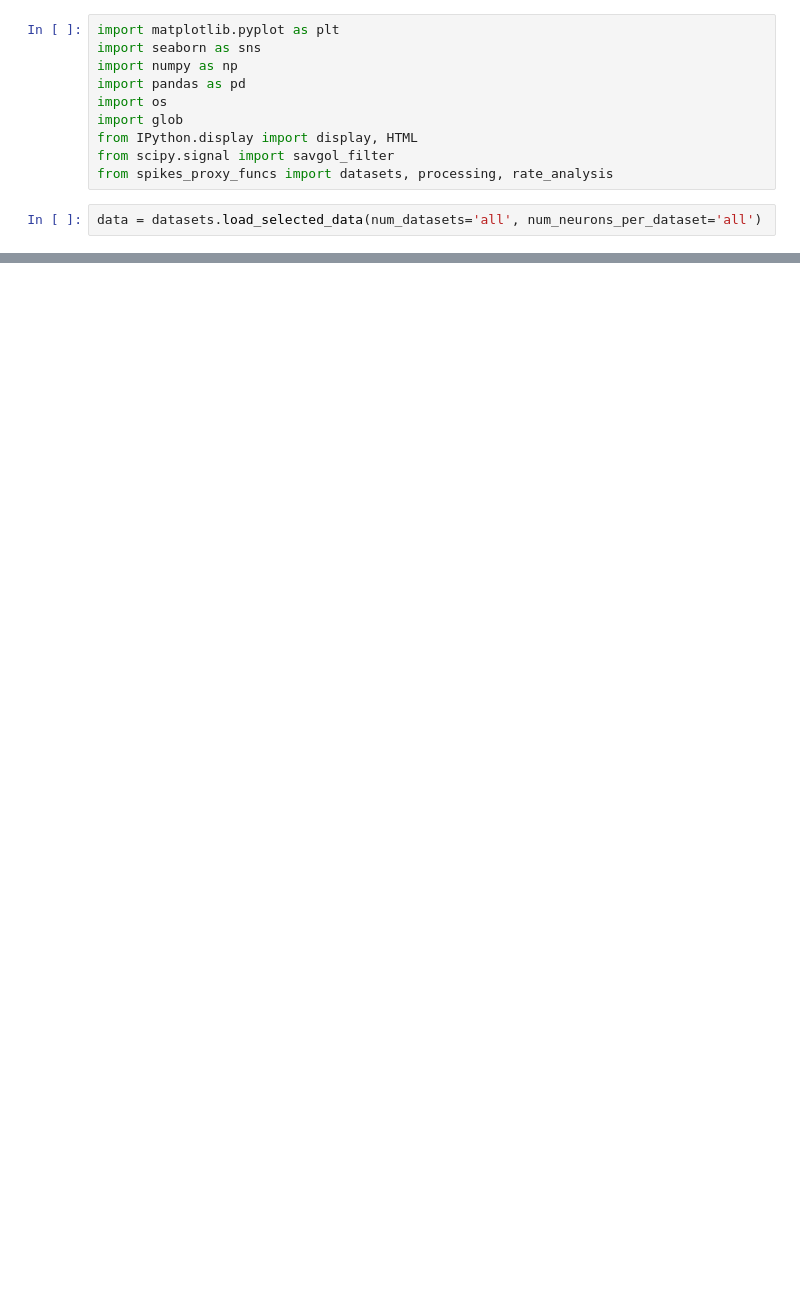
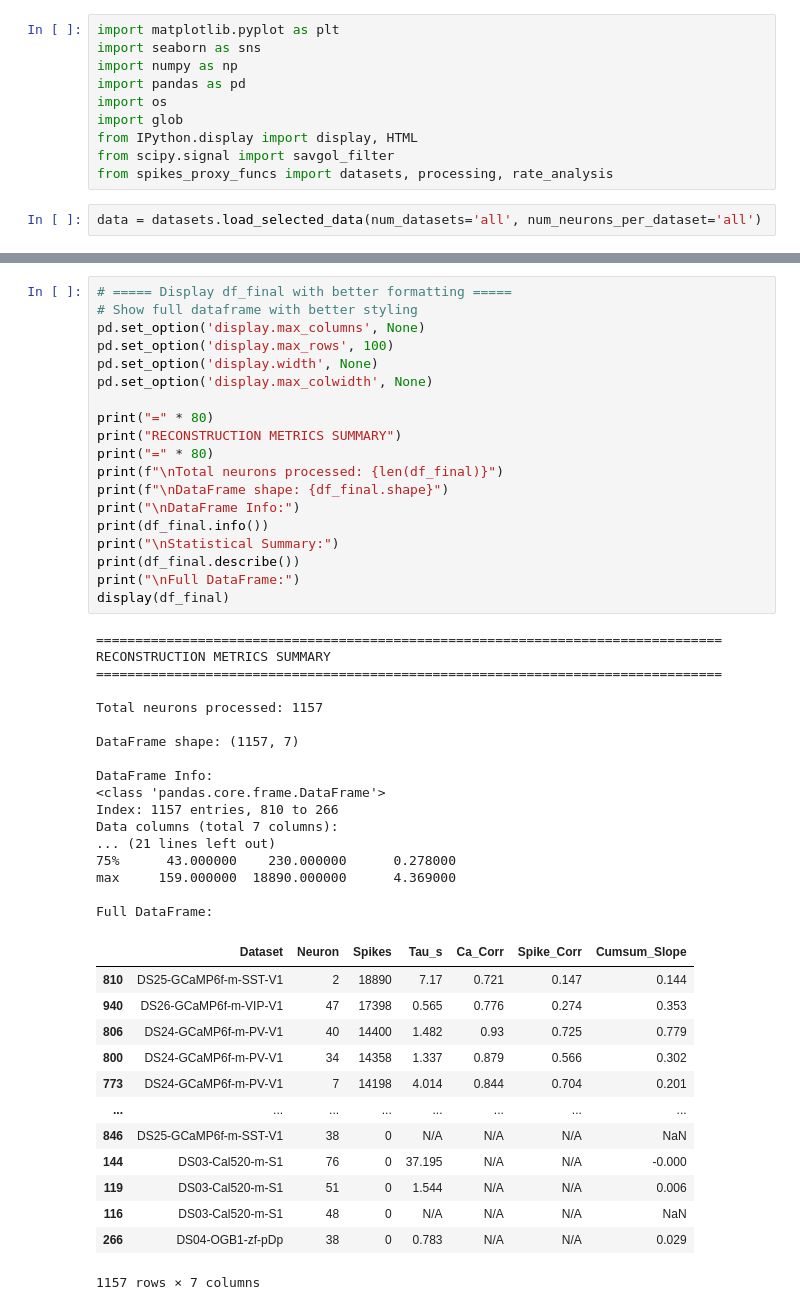
Before and after one commit to mjoudy/Cascade, a Jupyter notebook: nature_review_datasets.ipynb, the cells around one changed output, grey strips where cells are left out. Drawn from its saved outputs; the diff is of its cells as text; blank space fills up the shorter version.

```diff
--- a/nature_review_datasets.ipynb
+++ b/nature_review_datasets.ipynb
@@ -95,0 +160,50 @@ Processing 1157/1157...
+# %%
+# ===== Display df_final with better formatting =====
+# Show full dataframe with better styling
+pd.set_option('display.max_columns', None)
+pd.set_option('display.max_rows', 100)
+pd.set_option('display.width', None)
+pd.set_option('display.max_colwidth', None)
+
+print("=" * 80)
+print("RECONSTRUCTION METRICS SUMMARY")
+print("=" * 80)
+print(f"\nTotal neurons processed: {len(df_final)}")
+print(f"\nDataFrame shape: {df_final.shape}")
+print("\nDataFrame Info:")
+print(df_final.info())
+print("\nStatistical Summary:")
+print(df_final.describe())
+print("\nFull DataFrame:")
+display(df_final)
+# %% [output]
+================================================================================
+RECONSTRUCTION METRICS SUMMARY
+================================================================================
+
+Total neurons processed: 1157
+
+DataFrame shape: (1157, 7)
+
+DataFrame Info:
+<class 'pandas.core.frame.DataFrame'>
+Index: 1157 entries, 810 to 266
+Data columns (total 7 columns):
+... (21 lines left out)
+75%      43.000000    230.000000      0.278000
+max     159.000000  18890.000000      4.369000
+
+Full DataFrame:
+|  | Dataset | Neuron | Spikes | Tau_s | Ca_Corr | Spike_Corr | Cumsum_Slope |
+| 810 | DS25-GCaMP6f-m-SST-V1 | 2 | 18890 | 7.17 | 0.721 | 0.147 | 0.144 |
+| 940 | DS26-GCaMP6f-m-VIP-V1 | 47 | 17398 | 0.565 | 0.776 | 0.274 | 0.353 |
+| 806 | DS24-GCaMP6f-m-PV-V1 | 40 | 14400 | 1.482 | 0.93 | 0.725 | 0.779 |
+| 800 | DS24-GCaMP6f-m-PV-V1 | 34 | 14358 | 1.337 | 0.879 | 0.566 | 0.302 |
+| 773 | DS24-GCaMP6f-m-PV-V1 | 7 | 14198 | 4.014 | 0.844 | 0.704 | 0.201 |
+| ... | ... | ... | ... | ... | ... | ... | ... |
+| 846 | DS25-GCaMP6f-m-SST-V1 | 38 | 0 | N/A | N/A | N/A | NaN |
+| 144 | DS03-Cal520-m-S1 | 76 | 0 | 37.195 | N/A | N/A | -0.000 |
+| 119 | DS03-Cal520-m-S1 | 51 | 0 | 1.544 | N/A | N/A | 0.006 |
+| 116 | DS03-Cal520-m-S1 | 48 | 0 | N/A | N/A | N/A | NaN |
+| 266 | DS04-OGB1-zf-pDp | 38 | 0 | 0.783 | N/A | N/A | 0.029 |
+1157 rows × 7 columns
```
Also changed, not shown: parts of 5 cells of this notebook, 1 other file.
